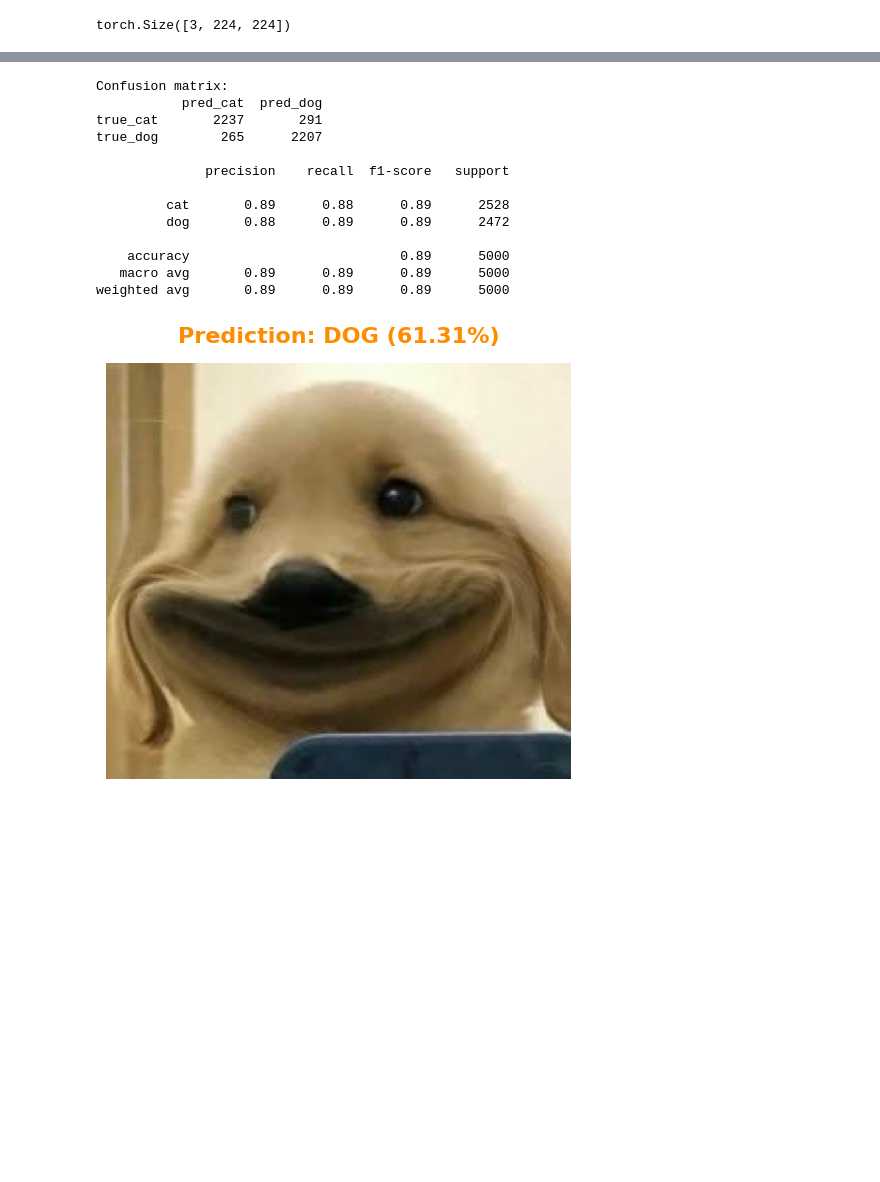
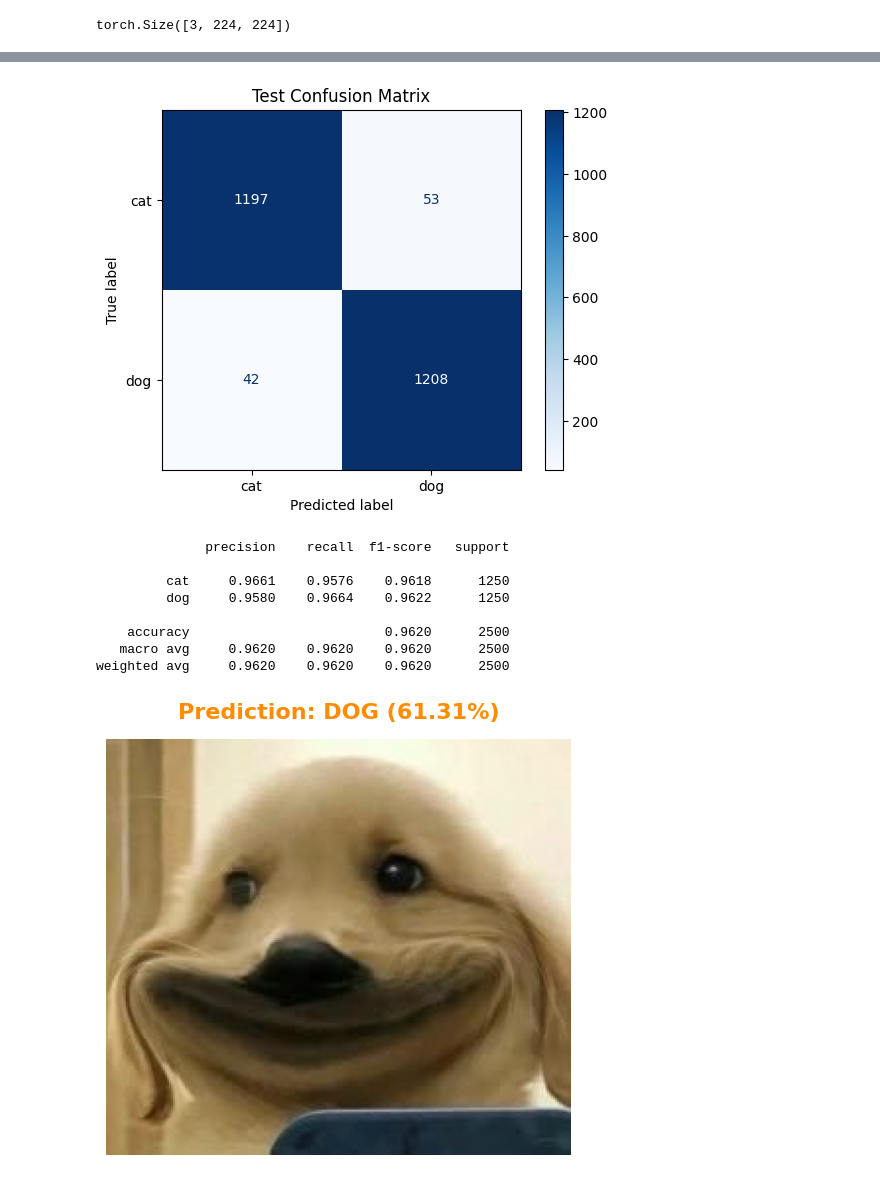
Before and after one commit to danghieu0411/CapstoneProject-MachineLearning-20252, a Jupyter notebook: CNN-FromScratch/CNN_FromScratch.ipynb, the cells around one changed output, grey strips where cells are left out. Drawn from its saved outputs; the diff is of its cells as text; code cells hidden in the pictures; blank space fills up the shorter version.

```diff
--- a/CNN-FromScratch/CNN_FromScratch.ipynb
+++ b/CNN-FromScratch/CNN_FromScratch.ipynb
@@ -180,6 +197,9 @@ class Cnn(nn.Module):
         nn.Conv2d(in_ch, out_ch, kernel_size=3, padding=1),
         nn.BatchNorm2d(out_ch),
         nn.ReLU(inplace=True),
+        nn.Conv2d(out_ch, out_ch, kernel_size=3, padding=1),
+        nn.BatchNorm2d(out_ch),
+        nn.ReLU(inplace=True),
         nn.MaxPool2d(2)
     )
   def forward(self, x):
@@ -195,7 +215,7 @@ class Cnn(nn.Module):
     return x
 # %%
 model = Cnn(dropout_rate=dropout_rate).to(device)
-optimizer = optim.Adam(params = model.parameters(),lr =lr)
+optimizer = optim.Adam(params = model.parameters(), lr=lr, weight_decay=1e-4)
 criterion = nn.CrossEntropyLoss()
 
 scheduler=optim.lr_scheduler.ReduceLROnPlateau(
@@ -345,34 +337,33 @@ plt.show()
 # %%
 model.eval()
 all_preds, all_labels = [], []
 with torch.no_grad():
-    for data, label in val_loader:
+    for data, label in test_loader:
         data = data.to(device)
         preds = model(data).argmax(1).cpu().numpy()
         all_preds.extend(preds)
         all_labels.extend(label.numpy())
 
-cm = confusion_matrix(all_labels, all_preds)
-print("Confusion matrix:")
-print("           pred_cat  pred_dog")
-print(f"true_cat   {cm[0,0]:>8}  {cm[0,1]:>8}")
-print(f"true_dog   {cm[1,0]:>8}  {cm[1,1]:>8}")
-print()
-print(classification_report(all_labels, all_preds, target_names=['cat', 'dog']))
+cm = confusion_matrix(all_labels, all_preds, labels=[0, 1])
+
+fig, ax = plt.subplots(figsize=(5.5, 4.5))
+disp = ConfusionMatrixDisplay(confusion_matrix=cm, display_labels=['cat', 'dog'])
+disp.plot(ax=ax, cmap='Blues', values_format='d', colorbar=True)
+ax.set_title('Test Confusion Matrix')
+plt.tight_layout()
+plt.show()
+
+print(classification_report(all_labels, all_preds, target_names=['cat', 'dog'], digits=4))
 # %% [output]
+[figure, added]
-Confusion matrix:
-           pred_cat  pred_dog
-true_cat       2237       291
-true_dog        265      2207
-
               precision    recall  f1-score   support
 
-         cat       0.89      0.88      0.89      2528
-         dog       0.88      0.89      0.89      2472
+         cat     0.9661    0.9576    0.9618      1250
+         dog     0.9580    0.9664    0.9622      1250
 
-    accuracy                           0.89      5000
-   macro avg       0.89      0.89      0.89      5000
-weighted avg       0.89      0.89      0.89      5000
+    accuracy                         0.9620      2500
+   macro avg     0.9620    0.9620    0.9620      2500
+weighted avg     0.9620    0.9620    0.9620      2500
 # %%
 def predict_and_show_image(image_path, model, device):
     model.eval()
```
Also changed, not shown: parts of 16 cells of this notebook, 7 other files.
